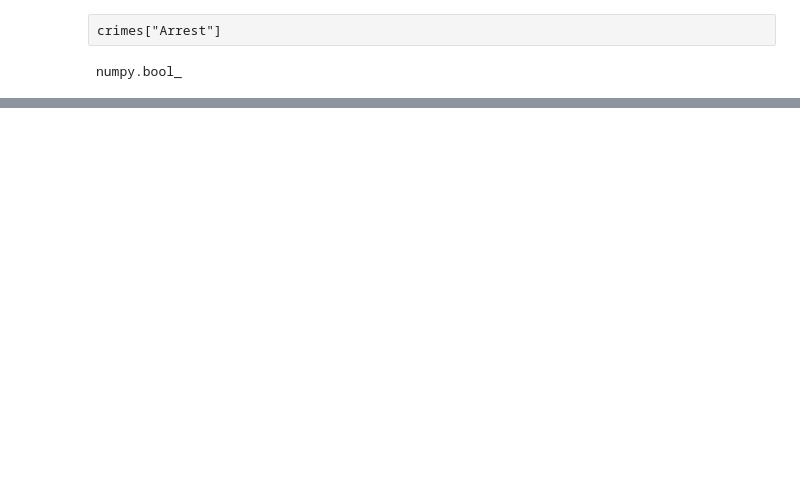
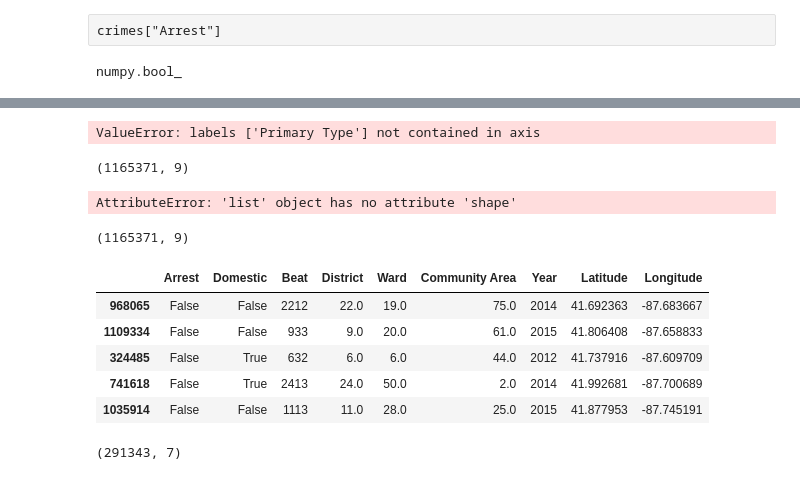
Before and after one commit to phouse512/ml, a Jupyter notebook: chicago crime data.ipynb, the cells around one changed output, grey strips where cells are left out. Cells and saved outputs as stored; diff of their text form; code cells hidden in the pictures; blank space fills up the shorter version.

Commit message:
more learnings from chicago data

```diff
--- a/chicago crime data.ipynb
+++ b/chicago crime data.ipynb
@@ -281,0 +317,30 @@ numpy.bool_
+# %%
+crimes = crimes.drop("Primary Type", axis=1)
+# %% [output]
+ValueError: labels ['Primary Type'] not contained in axis
+# %%
+# setting up those PIPELINES YO
+from sklearn.pipeline import FeatureUnion
+
+
+num_attribs = list(crimes)
+crimes.shape
+# %% [output]
+(1165371, 9)
+# %%
+num_attribs.shape
+# %% [output]
+AttributeError: 'list' object has no attribute 'shape'
+# %%
+crimes.shape
+# %% [output]
+(1165371, 9)
+# %%
+crimes.head()
+# %% [output]
+|  | Arrest | Domestic | Beat | District | Ward | Community Area | Year | Latitude | Longitude |
+| 968065 | False | False | 2212 | 22.0 | 19.0 | 75.0 | 2014 | 41.692363 | -87.683667 |
+| 1109334 | False | False | 933 | 9.0 | 20.0 | 61.0 | 2015 | 41.806408 | -87.658833 |
+| 324485 | False | True | 632 | 6.0 | 6.0 | 44.0 | 2012 | 41.737916 | -87.609709 |
+| 741618 | False | True | 2413 | 24.0 | 50.0 | 2.0 | 2014 | 41.992681 | -87.700689 |
+| 1035914 | False | False | 1113 | 11.0 | 28.0 | 25.0 | 2015 | 41.877953 | -87.745191 |
@@ -281,0 +350,15 @@ numpy.bool_
+# %%
+# drop unnecessary attributes
+# crimes is now the data minus extraneous rows
+attrs_to_drop = ["Unnamed: 0", "ID", "Case Number", "Date",
+                 "Block", "IUCR", "Description", "Location Description",
+                 "FBI Code", "X Coordinate", "Y Coordinate",
+                 "Updated On", "Location"]
+
+unclean_crimes = strat_train_set.drop(attrs_to_drop, axis=1)
+unclean_crimes_num = strat_test_set.drop(attrs_to_drop + ['Arrest', 'Domestic', 'Primary Type'], axis=1)
+
+unclean_crimes.shape
+unclean_crimes_num.shape
+# %% [output]
+(291343, 7)
```
Also changed, not shown: parts of 24 cells of this notebook, 1 other file.
